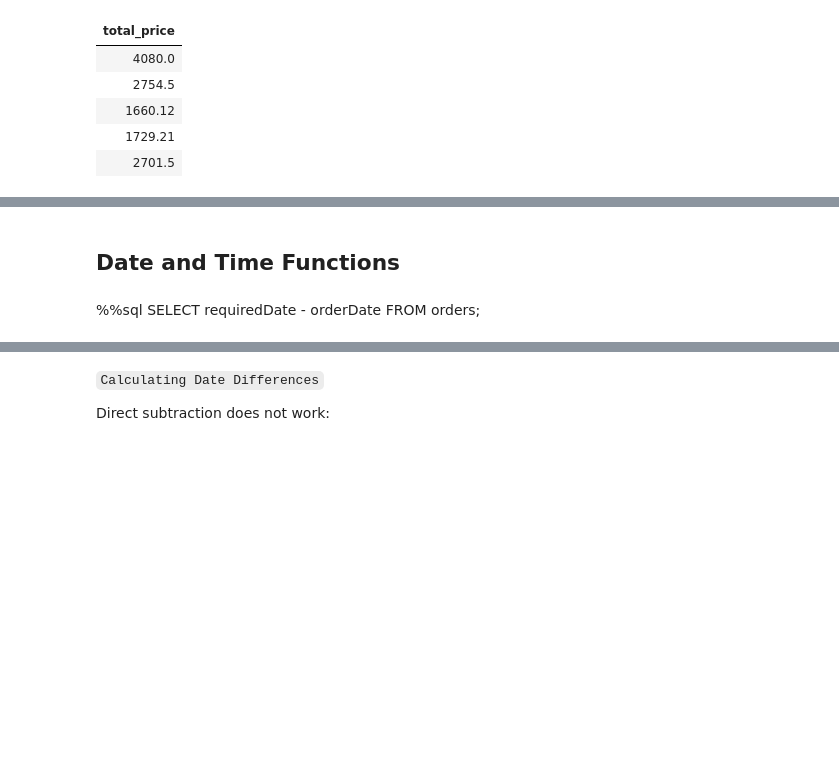
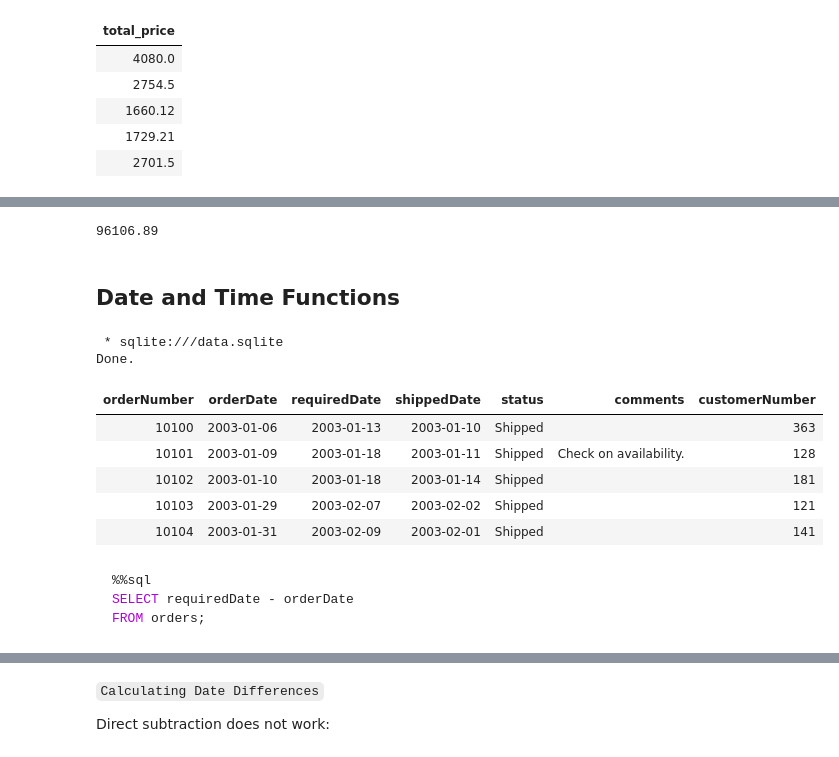
Before and after one commit to karusamuel/intro_to_sql, a Jupyter notebook: index.ipynb, the cells around one changed output, grey strips where cells are left out. Saved outputs shown, nothing was run; the diff lists cells and outputs as text; code cells hidden in the pictures; blank space fills up the shorter version.

````diff
--- a/index.ipynb
+++ b/index.ipynb
@@ -637,6 +679,24 @@ Done.
+# %%
+1969 * 48.81
+# %% [output]
+96106.89
 # %% [markdown]
 ## Date and Time Functions
+# %%
+%%sql
+SELECT * FROM orders LIMIT 5
+# %% [output]
+ * sqlite:///data.sqlite
+Done.
+| orderNumber | orderDate | requiredDate | shippedDate | status | comments | customerNumber |
+| 10100 | 2003-01-06 | 2003-01-13 | 2003-01-10 | Shipped |  | 363 |
+| 10101 | 2003-01-09 | 2003-01-18 | 2003-01-11 | Shipped | Check on availability. | 128 |
+| 10102 | 2003-01-10 | 2003-01-18 | 2003-01-14 | Shipped |  | 181 |
+| 10103 | 2003-01-29 | 2003-02-07 | 2003-02-02 | Shipped |  | 121 |
+| 10104 | 2003-01-31 | 2003-02-09 | 2003-02-01 | Shipped |  | 141 |
 # %% [markdown]
+```python
 %%sql
 SELECT requiredDate - orderDate
 FROM orders;
+```
````
Also changed, not shown: parts of 10 cells of this notebook.
